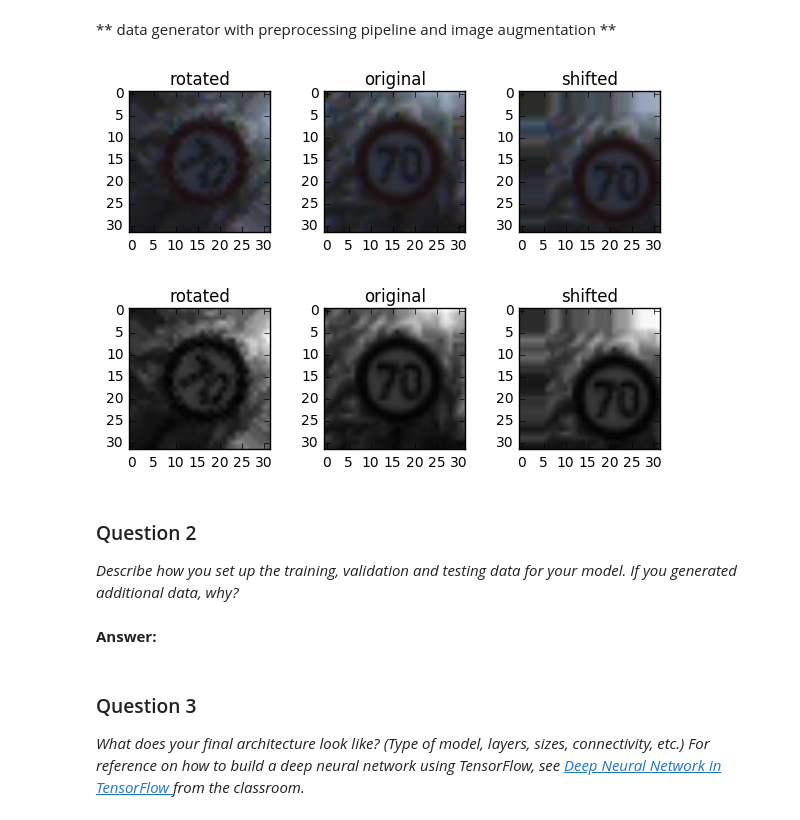
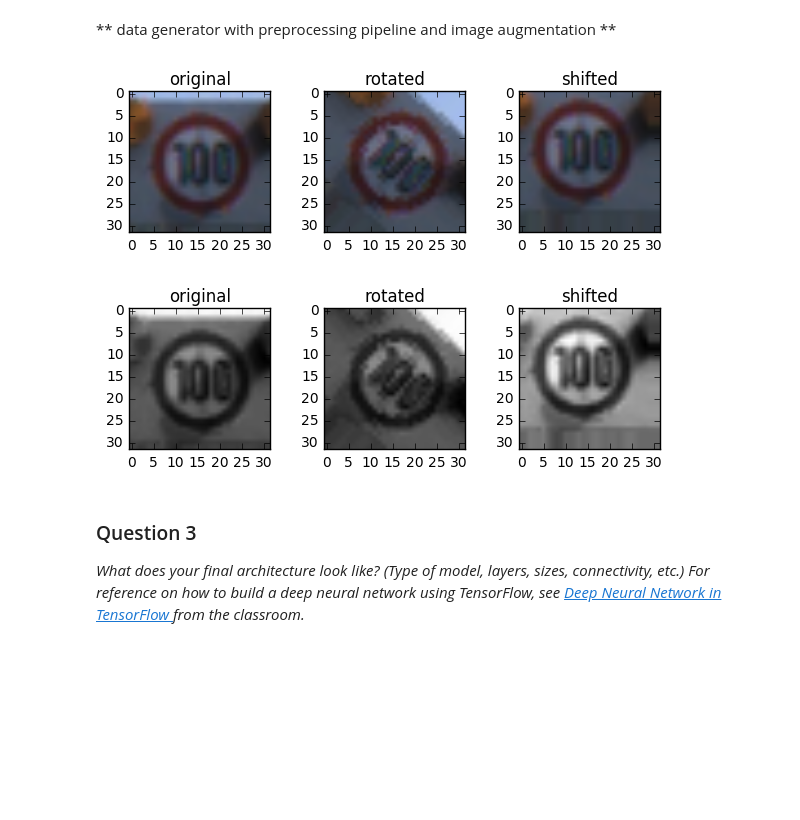
Before and after one commit to anuragreddygv323/traffic-signs, a Jupyter notebook: Traffic_Signs_Recognition-Solution.ipynb, the cells around one changed output. Drawn from its saved outputs; the diff is of its cells as text; code cells hidden in the pictures; blank space fills up the shorter version.

```diff
--- a/Traffic_Signs_Recognition-Solution.ipynb
+++ b/Traffic_Signs_Recognition-Solution.ipynb
@@ -342,6 +353,10 @@ def compose(functions):
 # %%
 # train, valid, test data split
 from sklearn.cross_validation import train_test_split
+from sklearn.utils import shuffle
+
+X_train, y_train = shuffle(X_train, y_train)
+X_test, y_test = shuffle(X_test, y_test)
 
 train_x, valid_x, train_y, valid_y = train_test_split(X_train, y_train, test_size = 10000)
 test_x, test_y = X_test, y_test
@@ -373,7 +388,7 @@ def apply_transform(x, transform_matrix, channel_index=2, fill_mode='nearest', c
     x = np.rollaxis(x, 0, channel_index+1)
     return x
 
-def random_rotation(img, degree=45):
+def random_rotation(img, degree=30):
     theta = np.pi / 180 * np.random.uniform(-degree, degree)
     rotation_matrix = np.array([[np.cos(theta), -np.sin(theta), 0],
                                 [np.sin(theta), np.cos(theta), 0],
@@ -403,20 +418,32 @@ images = {
 }
 plot_images(np.array(list(images.values())), nrows=1, titles=images.keys())
 # %% [output]
-[figure, old version]
+[figure, new version]
 # %%
 # preprocessing
+
+def onehot_encode(labels, nb_classes=None):
+    nb_classes = nb_classes or (np.max(labels) + 1)
+    y = np.zeros((labels.shape[0], nb_classes))
+    y[np.arange(labels.shape[0]), labels] = 1.
+    return y.astype(np.float32)
 
 def preprocess_grayscale(images):
     return np.array([cv2.cvtColor(img, cv2.COLOR_RGB2GRAY) for img in images])
 
 def preprocess_normalize(images):
     return images / 255.
 
+def preprocess_expanddim(images):
+    return np.expand_dims(images, axis=3)
+
+def preprocess_tofloat32(images):
+    return images.astype(np.float32)
+
 ################# test image preprocessing ##################
 p = compose([preprocess_grayscale, preprocess_normalize])
 
 plot_images(p(list(images.values())), nrows=1, titles=images.keys(), is_gray=True)
 # %% [output]
-[figure, old version]
+[figure, new version]
 # %%
@@ -454,7 +487 @@ def batch_geneator(xs, ys, batch_size=64, augmentation_methods=None, preprocess_
         i += 1
-# %% [markdown]
-### Question 2
-
-_Describe how you set up the training, validation and testing data for your model. If you generated additional data, why?_
-# %% [markdown]
-**Answer:**
```
Also changed, not shown: parts of 18 cells of this notebook.
